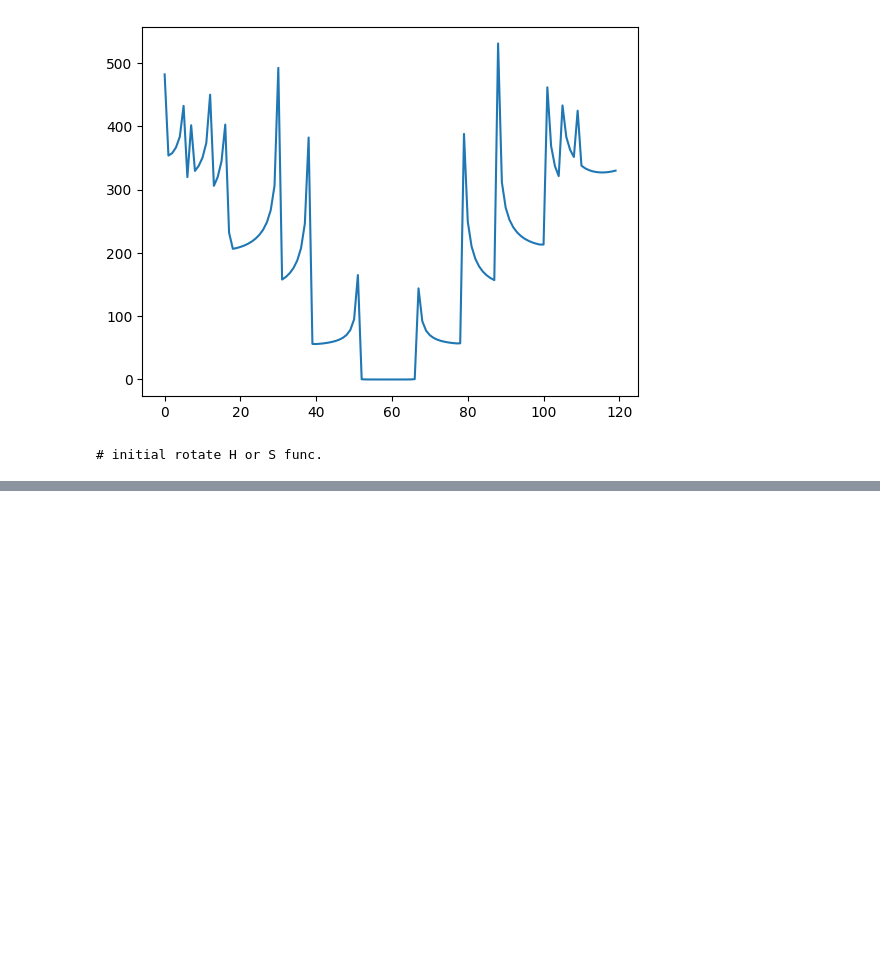
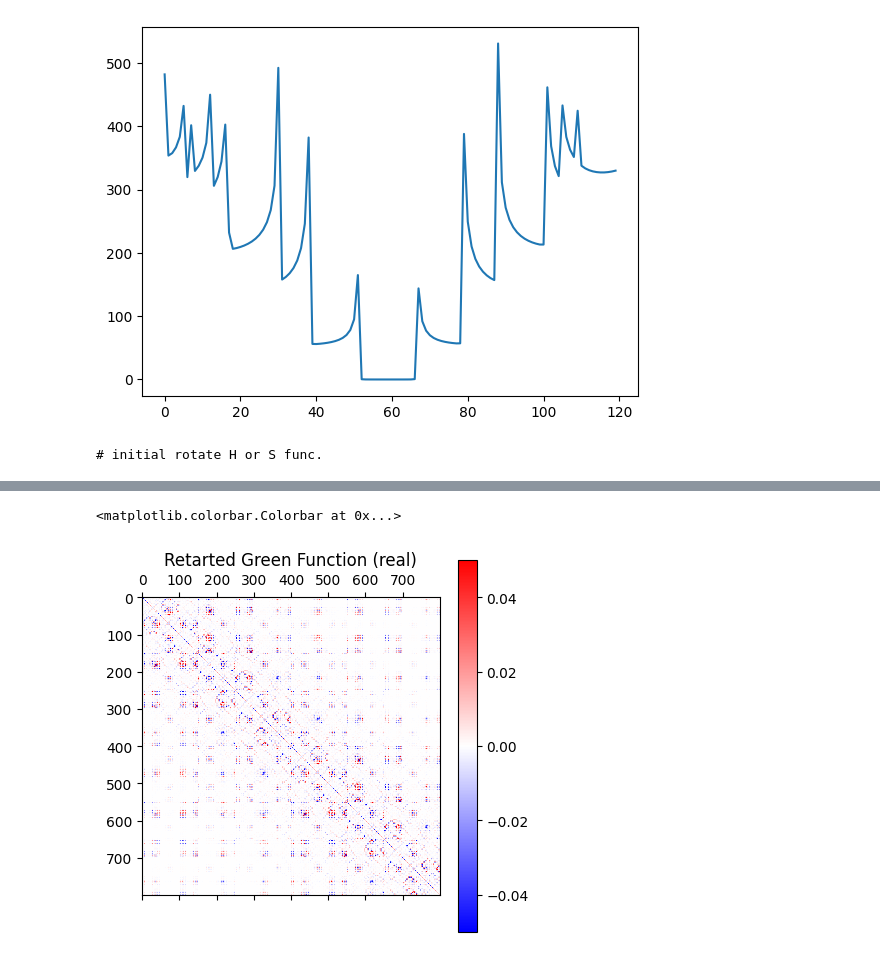
Before and after one commit to Cautumn/deeptb, a Jupyter notebook: examples/negf/negf.ipynb, the cells around one changed output, grey strips where cells are left out. Drawn from its saved outputs; the diff is of its cells as text; code cells hidden in the pictures; blank space fills up the shorter version.

```diff
--- a/examples/negf/negf.ipynb
+++ b/examples/negf/negf.ipynb
@@ -447,0 +302,7 @@ least_squares(f, psi, (-1,1))
+# %%
+plt.matshow(device.grd[0][0].real.resolve_neg(), cmap="bwr", vmax=0.05, vmin=-0.05)
+plt.title("Retarted Green Function (real)")
+plt.colorbar()
+# %% [output]
+<matplotlib.colorbar.Colorbar at 0x...>
+[figure, added]
```
Also changed, not shown: parts of 40 cells of this notebook, 10 other files.
